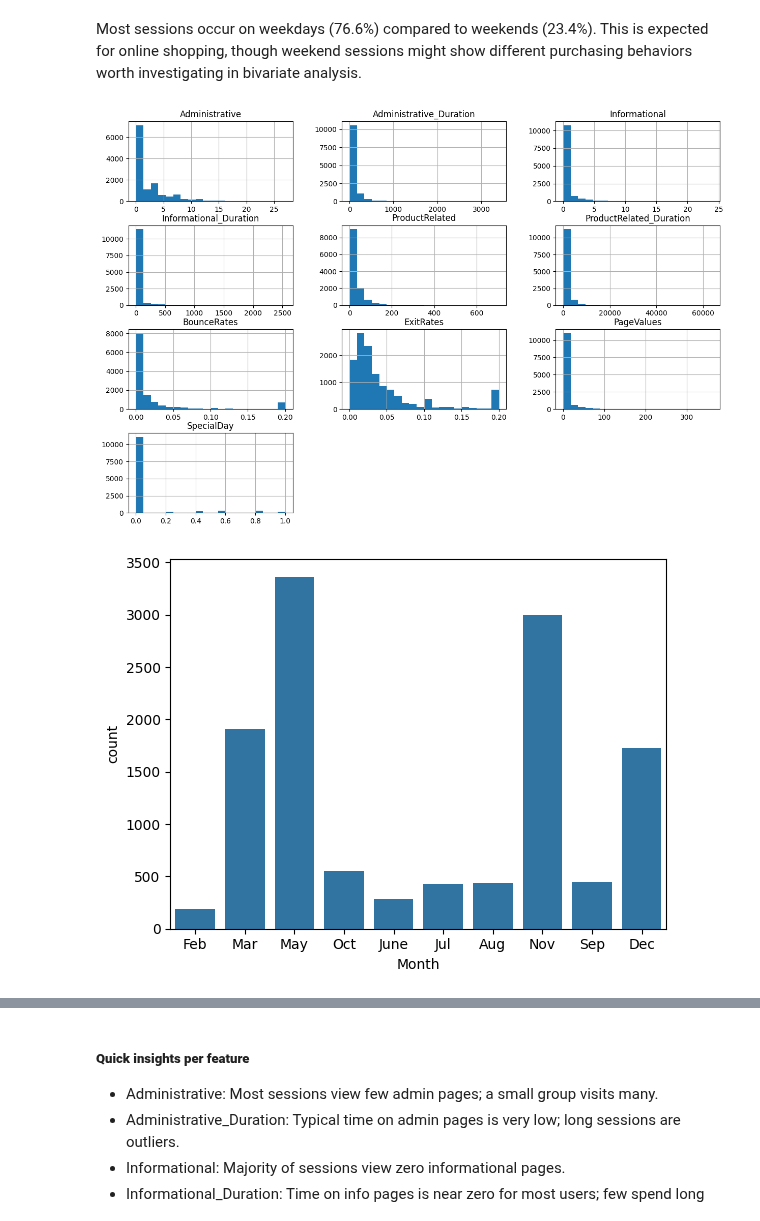
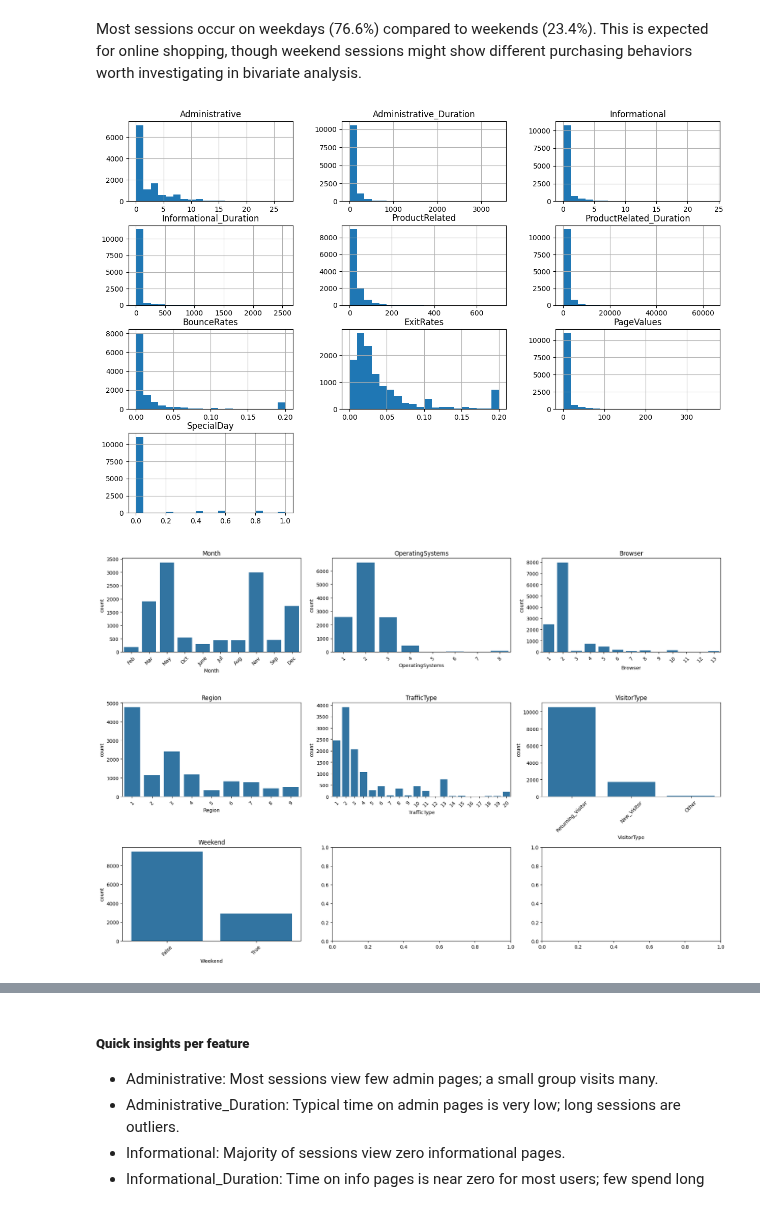
Before and after one commit to JackyDo2005/A3_PDS_RMIT, a Jupyter notebook: Assignment3.ipynb, the cells around one changed output, grey strips where cells are left out. Drawn from its saved outputs; the diff is of its cells as text; code cells hidden in the pictures.

```diff
--- a/Assignment3.ipynb
+++ b/Assignment3.ipynb
@@ -1173,15 +1207,24 @@ Most sessions occur on weekdays (76.6%) compared to weekends (23.4%). This is ex
 # %%
 # Visualize numerical features
 numerical_cols = ['Administrative', 'Administrative_Duration', 'Informational', 'Informational_Duration',
                   'ProductRelated', 'ProductRelated_Duration', 'BounceRates', 'ExitRates', 'PageValues', 'SpecialDay']
 df[numerical_cols].hist(bins=20, figsize=(15, 10))
 plt.show()
 
 # Categorical features distribution
-categorical_cols = ['Month', 'OperatingSystems', 'Browser', 'Region', 'TrafficType', 'VisitorType', 'Weekend']
-for col in categorical_cols:
-    sns.countplot(x=col, data=df)
-    plt.show()
+categorical_cols = ['Month', 'OperatingSystems', 'Browser', 'Region',
+                    'TrafficType', 'VisitorType', 'Weekend']
+
+fig, axes = plt.subplots(3, 3, figsize=(18, 12))
+axes = axes.ravel()
+
+for ax, col in zip(axes, categorical_cols):
+    sns.countplot(data=df, x=col, ax=ax)
+    ax.set_title(col)
+    ax.tick_params(axis='x', rotation=45)
+
+plt.tight_layout()
+plt.show()
 # %% [output]
 [figure]
-[figure, old version]
+[figure, new version]
```
Also changed, not shown: parts of 89 cells of this notebook, 3 other files.
